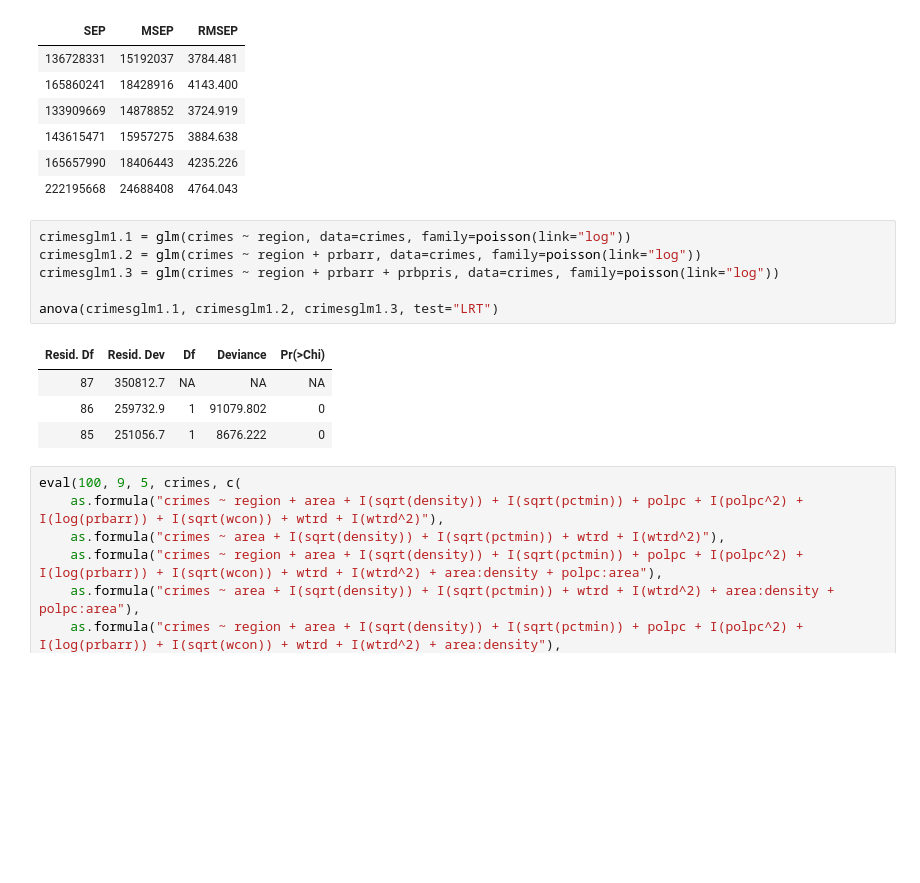
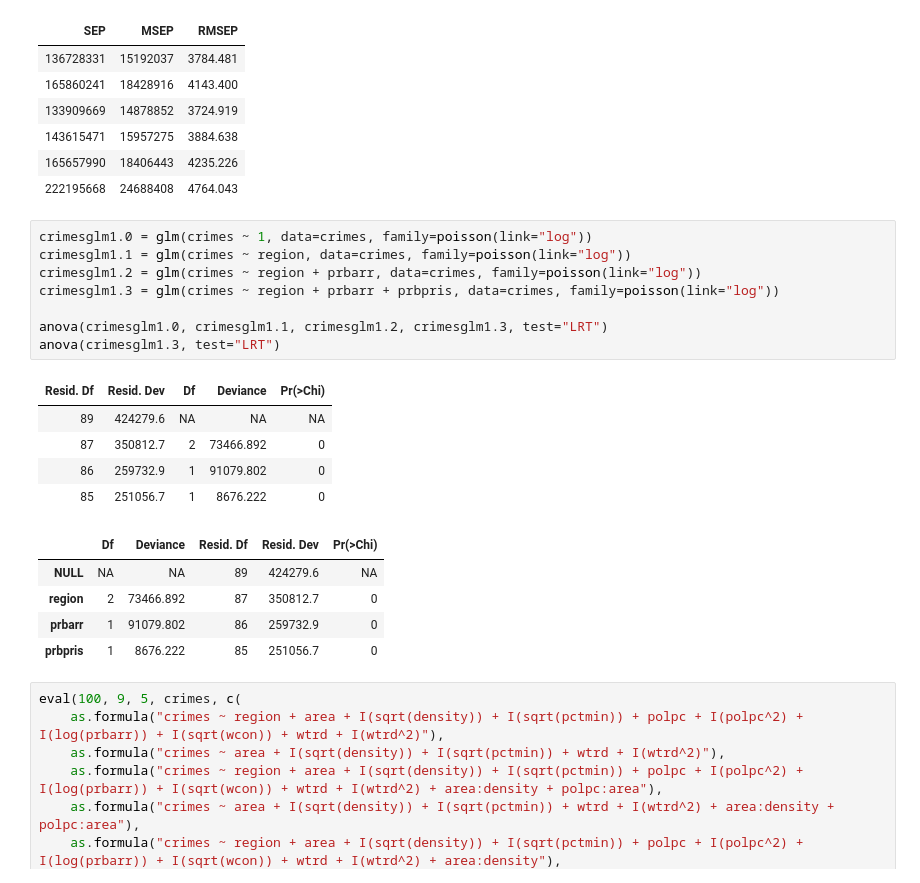
Before and after one commit to HenningAthor/SV_Crimes, a Jupyter notebook: Max/CrossValidation of Models.ipynb, the cells around one changed output. Cells and saved outputs as stored; diff of their text form; blank space fills up the shorter version.

```diff
--- a/Max/CrossValidation of Models.ipynb
+++ b/Max/CrossValidation of Models.ipynb
@@ -287,16 +298,24 @@ eval(100, 9, 5, crimes, c(
 | 165657990 | 18406443 | 4235.226 |
 | 222195668 | 24688408 | 4764.043 |
 # %%
+crimesglm1.0 = glm(crimes ~ 1, data=crimes, family=poisson(link="log"))
 crimesglm1.1 = glm(crimes ~ region, data=crimes, family=poisson(link="log"))
 crimesglm1.2 = glm(crimes ~ region + prbarr, data=crimes, family=poisson(link="log"))
 crimesglm1.3 = glm(crimes ~ region + prbarr + prbpris, data=crimes, family=poisson(link="log"))
 
-anova(crimesglm1.1, crimesglm1.2, crimesglm1.3, test="LRT")
+anova(crimesglm1.0, crimesglm1.1, crimesglm1.2, crimesglm1.3, test="LRT")
+anova(crimesglm1.3, test="LRT")
 # %% [output]
 | Resid. Df | Resid. Dev | Df | Deviance | Pr(>Chi) |
-| 87 | 350812.7 | NA | NA | NA |
+| 89 | 424279.6 | NA | NA | NA |
+| 87 | 350812.7 | 2 | 73466.892 | 0 |
 | 86 | 259732.9 | 1 | 91079.802 | 0 |
 | 85 | 251056.7 | 1 | 8676.222 | 0 |
+|  | Df | Deviance | Resid. Df | Resid. Dev | Pr(>Chi) |
+| NULL | NA | NA | 89 | 424279.6 | NA |
+| region | 2 | 73466.892 | 87 | 350812.7 | 0 |
+| prbarr | 1 | 91079.802 | 86 | 259732.9 | 0 |
+| prbpris | 1 | 8676.222 | 85 | 251056.7 | 0 |
 # %%
 eval(100, 9, 5, crimes, c(
     as.formula("crimes ~ region + area + I(sqrt(density)) + I(sqrt(pctmin)) + polpc + I(polpc^2) + I(log(prbarr)) + I(sqrt(wcon)) + wtrd + I(wtrd^2)"),
```
Also changed, not shown: parts of 4 cells of this notebook.
